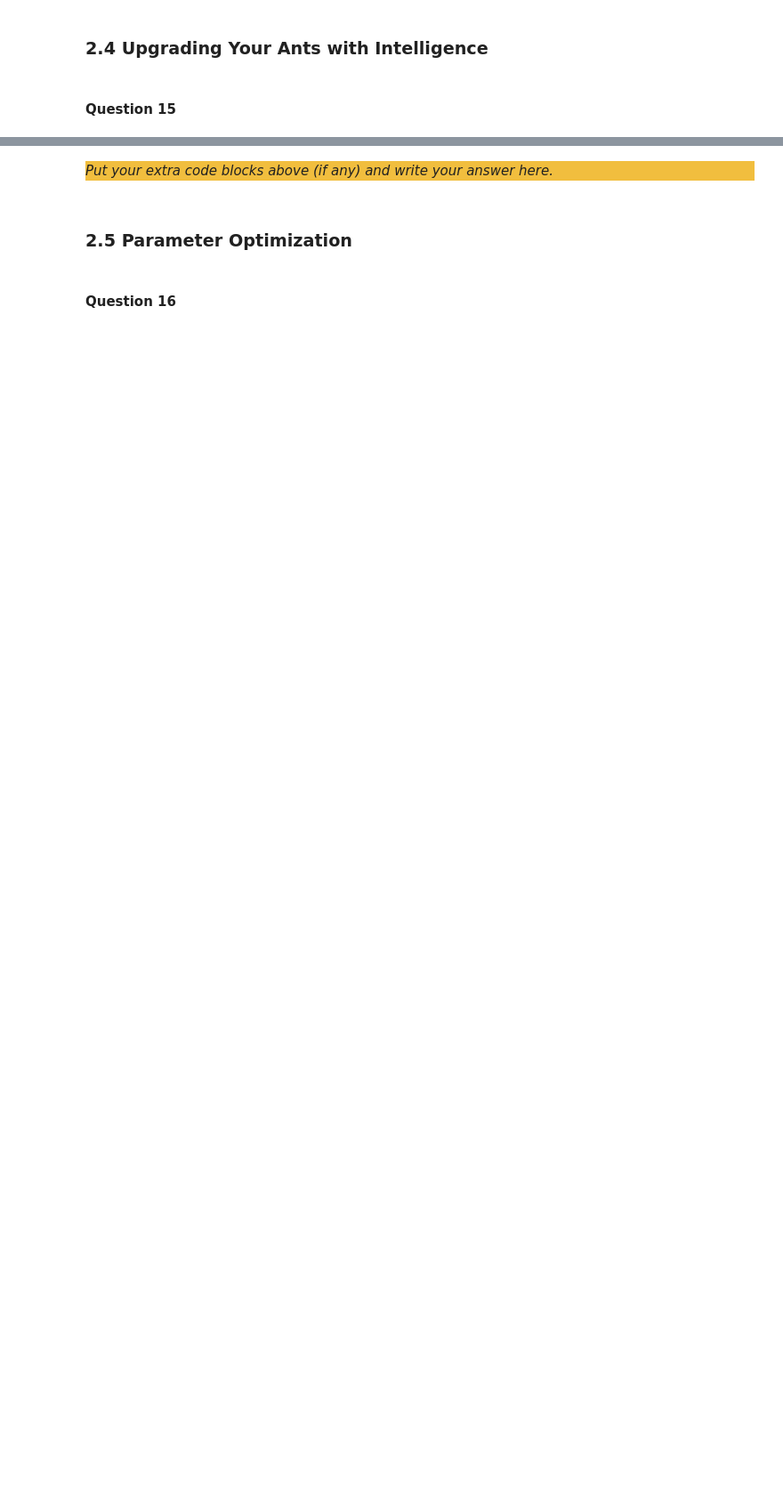
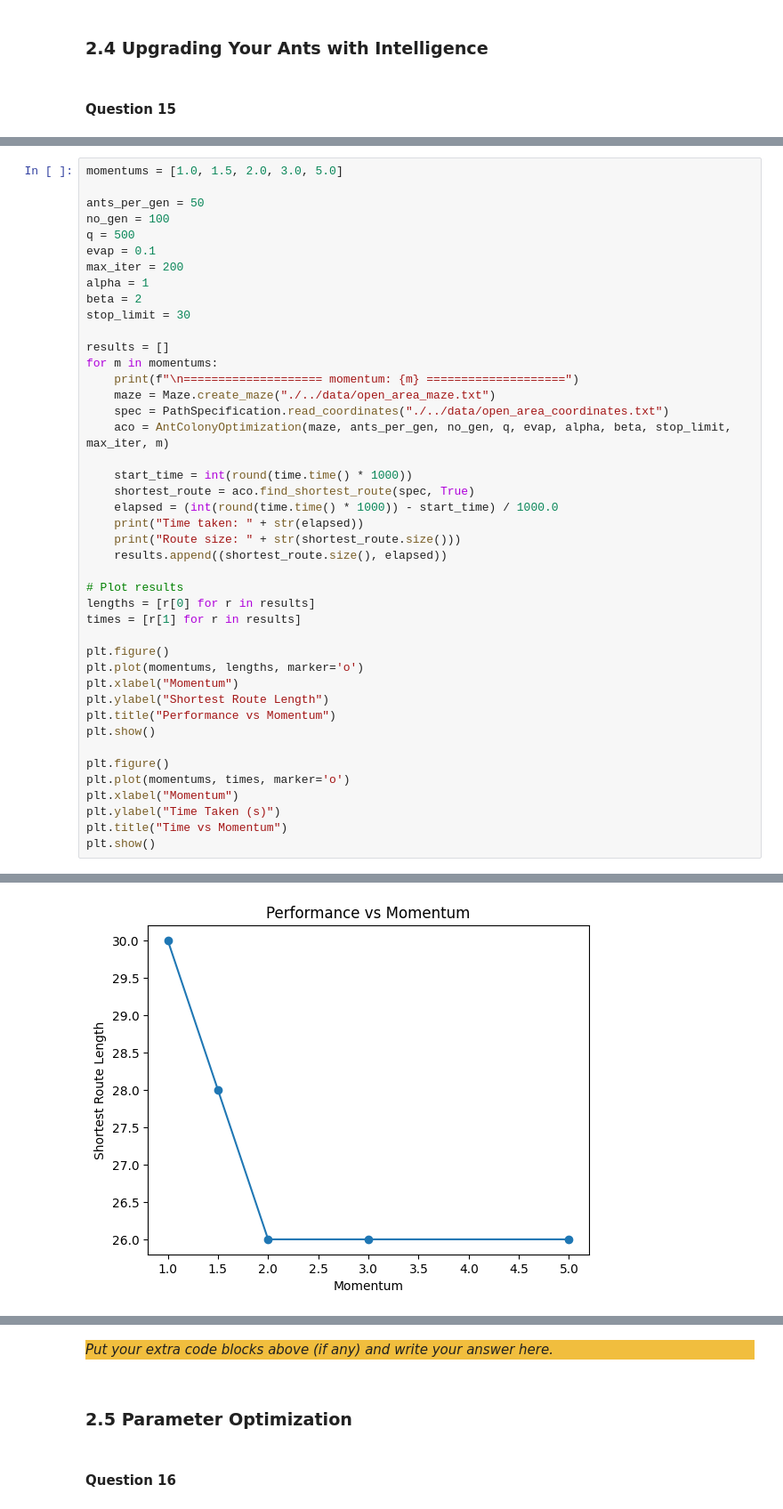
Before and after one commit to Alex-Ion14/CI_Lab_2, a Jupyter notebook: src/Main.ipynb, the cells around one changed output, grey strips where cells are left out. Shown at 89% size. Drawn from its saved outputs; the diff is of its cells as text; blank space fills up the shorter version.

```diff
--- a/src/Main.ipynb
+++ b/src/Main.ipynb
@@ -754,0 +829,44 @@ Route size: 173
+# %%
+momentums = [1.0, 1.5, 2.0, 3.0, 5.0]
+
+ants_per_gen = 50
+no_gen = 100
+q = 500
+evap = 0.1
+max_iter = 200
+alpha = 1
+beta = 2
+stop_limit = 30
+
+results = []
+for m in momentums:
+    print(f"\n==================== momentum: {m} ====================")
+    maze = Maze.create_maze("./../data/open_area_maze.txt")
+    spec = PathSpecification.read_coordinates("./../data/open_area_coordinates.txt")
+    aco = AntColonyOptimization(maze, ants_per_gen, no_gen, q, evap, alpha, beta, stop_limit, max_iter, m)
+
+    start_time = int(round(time.time() * 1000))
+    shortest_route = aco.find_shortest_route(spec, True)
+    elapsed = (int(round(time.time() * 1000)) - start_time) / 1000.0
+    print("Time taken: " + str(elapsed))
+    print("Route size: " + str(shortest_route.size()))
+    results.append((shortest_route.size(), elapsed))
+
+# Plot results
+lengths = [r[0] for r in results]
+times = [r[1] for r in results]
+
+plt.figure()
+plt.plot(momentums, lengths, marker='o')
+plt.xlabel("Momentum")
+plt.ylabel("Shortest Route Length")
+plt.title("Performance vs Momentum")
+plt.show()
+
+plt.figure()
+plt.plot(momentums, times, marker='o')
+plt.xlabel("Momentum")
+plt.ylabel("Time Taken (s)")
+plt.title("Time vs Momentum")
+plt.show()
+# %% [output]
@@ -754,0 +890 @@ Route size: 173
+[figure, added]
```
Also changed, not shown: parts of 11 cells of this notebook, 10 other files.
